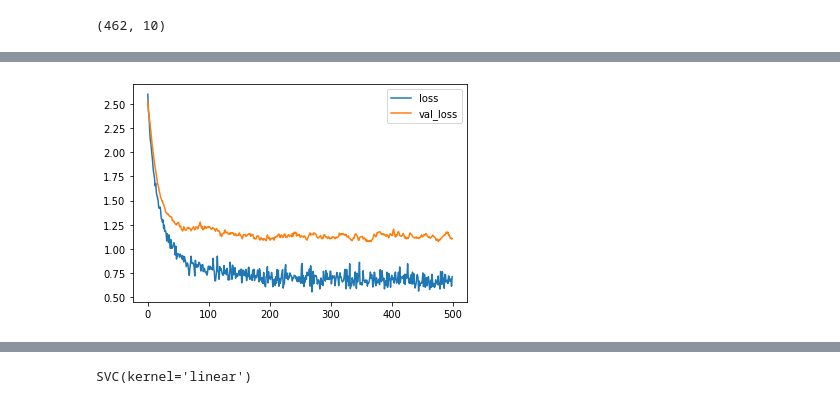
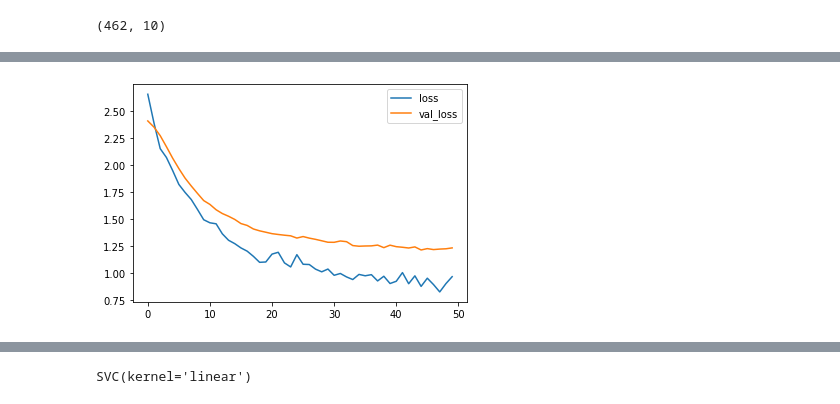
Before and after one commit to Vineet2107/HSO201_CourseProject, a Jupyter notebook: IME692_coure_project.ipynb, the cells around one changed output, grey strips where cells are left out. Saved outputs shown, nothing was run; the diff lists cells and outputs as text; code cells hidden in the pictures.

```diff
--- a/IME692_coure_project.ipynb
+++ b/IME692_coure_project.ipynb
@@ -140,9 +170,9 @@ x_test.shape
 # %%
 perms = np.random.permutation(528)
 # %%
-x_train=x_train[perms]
-y_train=y_train[perms]
-y_logi=y_logi[perms]
+# x_train=x_train[perms]
+# y_train=y_train[perms]
+# y_logi=y_logi[perms]
 # %%
 x_train
 # %% [output]
@@ -170,10 +200,12 @@ input_shape = [x_train.shape[1]]
 #sequential MLP model
 model = tf.keras.Sequential([
     layers.BatchNormalization(input_shape=input_shape),
+    layers.Dense(10, activation='relu'),
+    layers.Dropout(0.05),
+    layers.BatchNormalization(),
     layers.Dense(20, activation='relu'),
     layers.Dropout(0.05),
-    layers.BatchNormalization(),
-    layers.Dense(10, activation='relu'),
+    layers.Dense(15, activation='relu'),
     layers.Dropout(0.05),
     layers.BatchNormalization(),
     layers.Dense(11, activation = 'sigmoid'),
@@ -186,6 +238,6 @@ model.compile(optimizer=optimizer,loss=tf.keras.losses.CategoricalCrossentropy()
 # %%
 #training model
-epochs = 500
+epochs = 50
 history = model.fit(x_train, y_train,  batch_size=16,
                     epochs=epochs, verbose=1,
                     validation_data=(X_test, y_test)
@@ -215 +267 @@ Minimum Validation Loss: 1.0762
-[figure, old version]
+[figure, new version]
```
Also changed, not shown: parts of 39 cells of this notebook.
